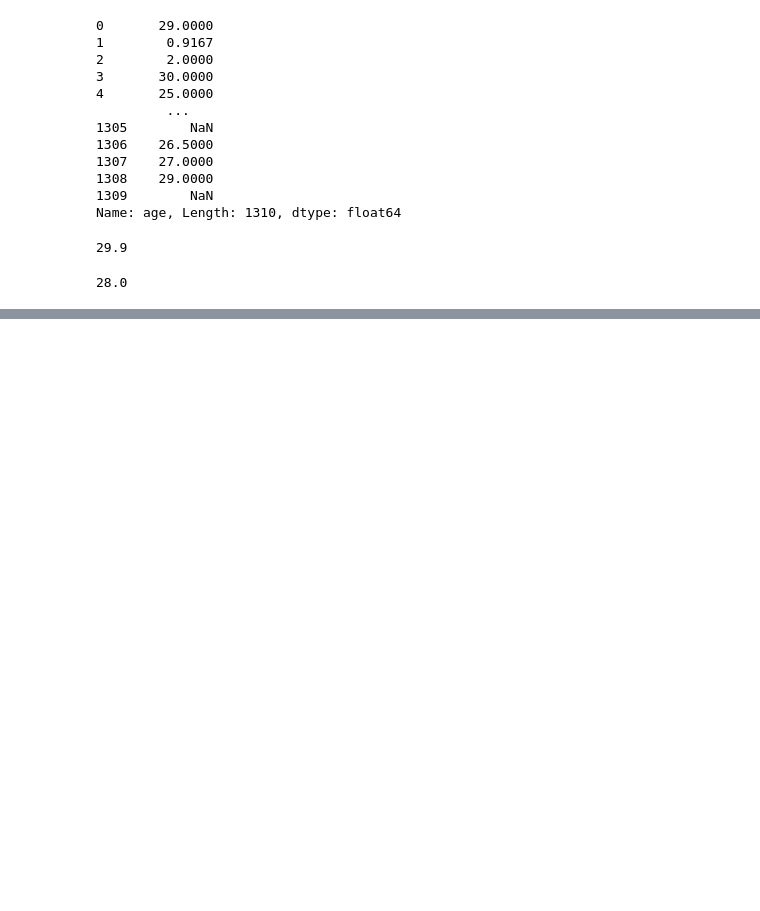
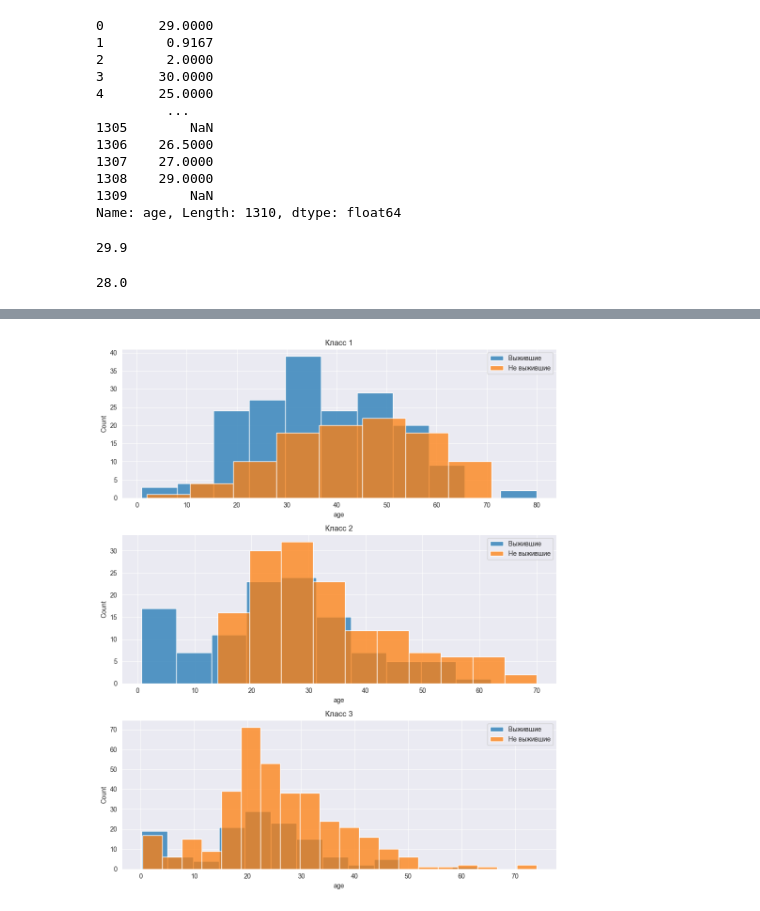
Before and after one commit to AlekseyKhaleev/MachineLearning, a Jupyter notebook: source/ML_LAB1.ipynb, the cells around one changed output, grey strips where cells are left out. Cells and saved outputs as stored; diff of their text form; code cells hidden in the pictures; blank space fills up the shorter version.

```diff
--- a/source/ML_LAB1.ipynb
+++ b/source/ML_LAB1.ipynb
@@ -101,0 +125,40 @@ Text(0, 0.5, 'Density')
+# %%
+# удаляем мусор из данных
+df = df.dropna(subset=['pclass'])
+df['pclass'] = df['pclass'].astype(int)
+
+# поиск количества уникальных классов
+num_classes = df['pclass'].nunique()
+
+# Создание "фигуры" с подграфиком для каждого класса
+fig, ax = plt.subplots(num_classes, 1, figsize=(10, 4 * num_classes))
+
+# Ensure ax is always an array, even when num_classes is 1
+if num_classes == 1:
+    ax = np.array([ax])
+
+# Для каждого класса
+classes = sorted(df['pclass'].unique())
+survivors = df[df['survived'] == 1]
+non_survivors = df[df['survived'] == 0]
+
+for i, pclass in enumerate(classes):
+    # гистограмма выживших по возрасту для этого класса
+    survivors_data = survivors[survivors['pclass'] == pclass]['age'].dropna()
+    if not survivors_data.empty:
+        sns.histplot(survivors_data, ax=ax[i], kde=False, label='Выжившие')
+
+    # гистограмма не выживших по возрасту для этого класса
+    non_survivors_data = non_survivors[non_survivors['pclass'] == pclass]['age'].dropna()
+    if not non_survivors_data.empty:
+        sns.histplot(non_survivors_data, ax=ax[i], kde=False, label='Не выжившие')
+
+    ax[i].set_title(f'Класс {pclass}')
+    if ax[i].get_legend_handles_labels()[0]:  # проверка наличия подписи для легенды
+        ax[i].legend()
+
+# Показываем графики
+plt.tight_layout()
+plt.show()
+# %% [output]
+[figure, added]
```
Also changed, not shown: parts of 14 cells of this notebook.
